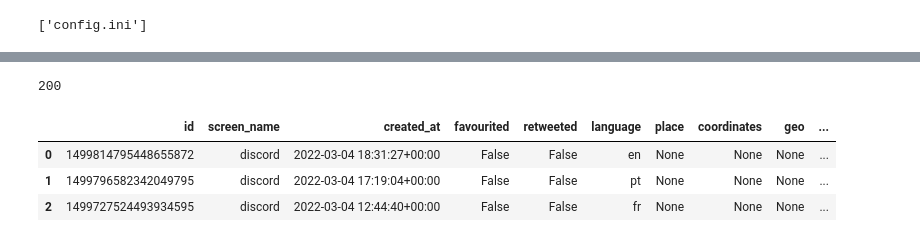
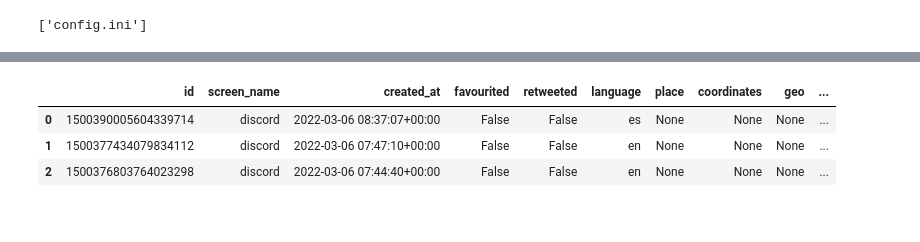
Before and after one commit to MrZakiakkari/TwitterDataCollectionAssignmentK00233639, a Jupyter notebook: tweet-data-collection.ipynb, the cells around one changed output, grey strips where cells are left out. Drawn from its saved outputs; the diff is of its cells as text; code cells hidden in the pictures.

```diff
--- a/tweet-data-collection.ipynb
+++ b/tweet-data-collection.ipynb
@@ -91,37 +189,38 @@ public_tweets = api.home_timeline()
 # %%
-columns = ["id", "screen_name", "created_at", "favourited", "retweeted", "language",
-    "place", "coordinates", "geo", "user", "entities", "user identifier",
-    "status identifier", "favorite_count", "retweet_count", "text"]
-data = []
-for tweet in public_tweets:
-    data.append([ tweet.id_str,
+tweets_list: list = [[
+    tweet.id_str,
     tweet.user.screen_name,
     tweet.created_at,
     tweet.favorited,
     tweet.retweeted,
     tweet.lang,
     tweet.place,
     tweet.coordinates,
     tweet.geo,
     tweet.user,
     tweet.entities,
     tweet.in_reply_to_user_id,
     tweet.in_reply_to_status_id,
     tweet.favorite_count,
-    tweet.retweet_count])
+    tweet.retweet_count,
+    tweet.full_text.encode("utf-8").decode("utf-8")
+] for _, tweet in enumerate(all_tweets)]
 
-dataframe = DataFrame.DataFrame(data, columns=columns)
+
+tweet_columns: list = [
+    "id", "screen_name", "created_at", "favourited", "retweeted", "language",
+    "place", "coordinates", "geo", "user", "entities", "user identifier",
+    "status identifier", "favorite_count", "retweet_count", "text"
+]
+dataframe: DataFrame = DataFrame(tweets_list, columns=tweet_columns)
+dataframe.to_csv('./assets/twitter-data.csv', index=False)
+dataframe.head(3)
+#to get the dataframe of the tweets
+# %% [output]
+|  | id | screen_name | created_at | favourited | retweeted | language | place | coordinates | geo | ... |
+| 0 | 1500390005604339714 | discord | 2022-03-06 08:37:07+00:00 | False | False | es | None | None | None | ... |
+| 1 | 1500377434079834112 | discord | 2022-03-06 07:47:10+00:00 | False | False | en | None | None | None | ... |
+| 2 | 1500376803764023298 | discord | 2022-03-06 07:44:40+00:00 | False | False | en | None | None | None | ... |
-# %%
-len(tweets)
-# %% [output]
-200
-# %%
-dataframe.to_csv('tweets.csv')
-# %% [output]
-|  | id | screen_name | created_at | favourited | retweeted | language | place | coordinates | geo | ... |
-| 0 | 1499814795448655872 | discord | 2022-03-04 18:31:27+00:00 | False | False | en | None | None | None | ... |
-| 1 | 1499796582342049795 | discord | 2022-03-04 17:19:04+00:00 | False | False | pt | None | None | None | ... |
-| 2 | 1499727524493934595 | discord | 2022-03-04 12:44:40+00:00 | False | False | fr | None | None | None | ... |
 # %%
 dataframe
 # %% [output]
```
Also changed, not shown: parts of 11 cells of this notebook, 6 other files.
